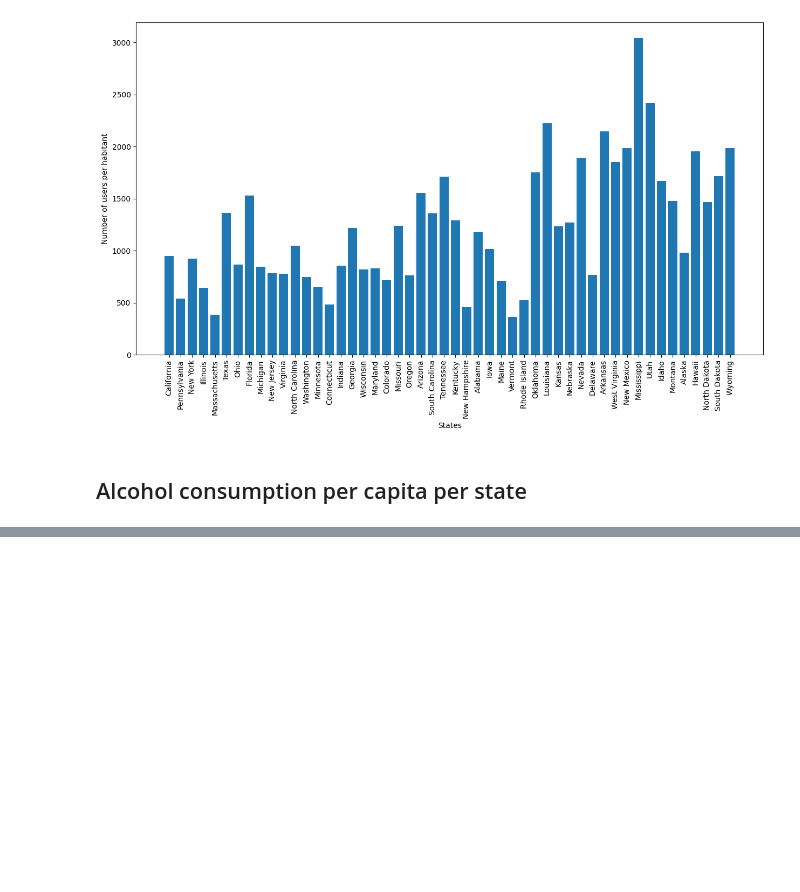
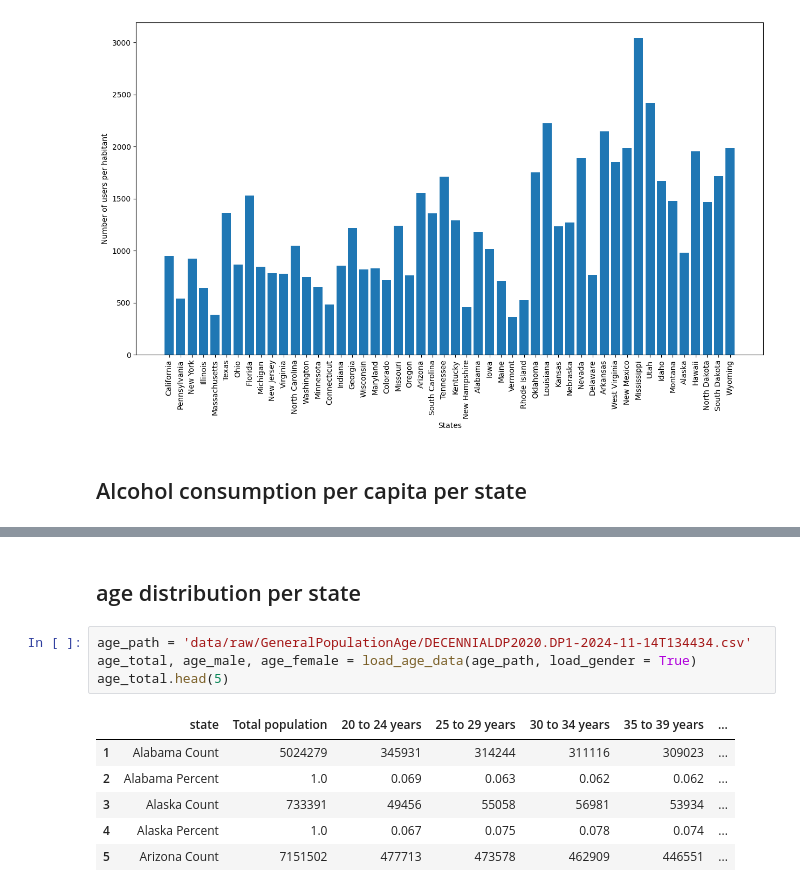
Before and after one commit to epfl-ada/ada-2024-project-fandemondada, a Jupyter notebook: results.ipynb, the cells around one changed output, grey strips where cells are left out. Cells and saved outputs as stored; diff of their text form; blank space fills up the shorter version.

Commit message:
deleted individual dataset loading py files, added everything in additional_data.py, added age dataset

```diff
--- a/results.ipynb
+++ b/results.ipynb
@@ -397,0 +382,13 @@ data_icpsr['2002'].head(10)
+# %% [markdown]
+## age distribution per state
+# %%
+age_path = 'data/raw/GeneralPopulationAge/DECENNIALDP2020.DP1-2024-11-14T134434.csv'
+age_total, age_male, age_female = load_age_data(age_path, load_gender = True)
+age_total.head(5)
+# %% [output]
+|  | state | Total population | 20 to 24 years | 25 to 29 years | 30 to 34 years | 35 to 39 years | ... |
+| 1 | Alabama Count | 5024279 | 345931 | 314244 | 311116 | 309023 | ... |
+| 2 | Alabama Percent | 1.0 | 0.069 | 0.063 | 0.062 | 0.062 | ... |
+| 3 | Alaska Count | 733391 | 49456 | 55058 | 56981 | 53934 | ... |
+| 4 | Alaska Percent | 1.0 | 0.067 | 0.075 | 0.078 | 0.074 | ... |
+| 5 | Arizona Count | 7151502 | 477713 | 473578 | 462909 | 446551 | ... |
```
Also changed, not shown: parts of 4 cells of this notebook, 5 other files.
